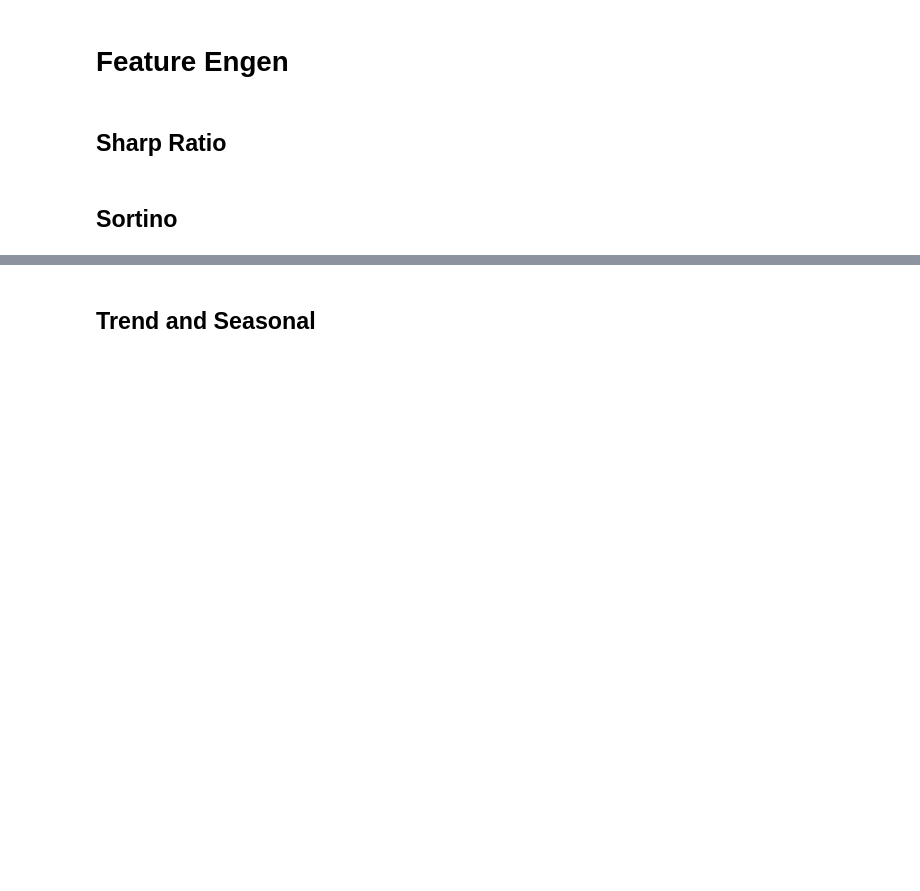
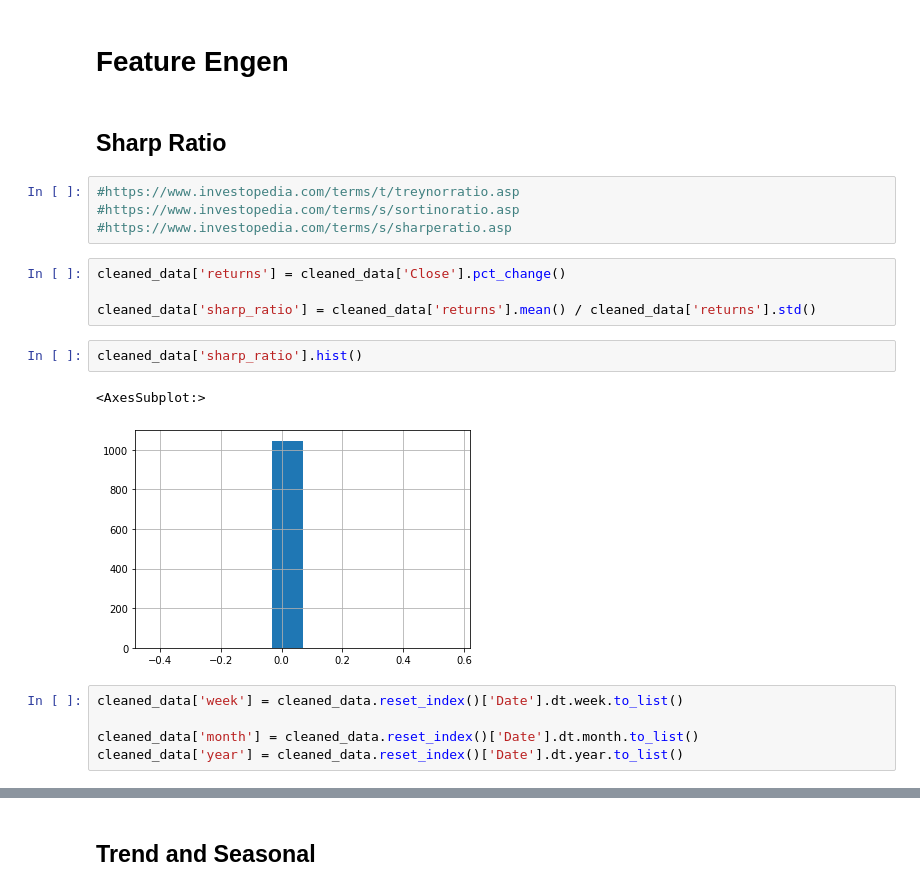
Before and after one commit to vivekjainmaiet/stockanalysis, a Jupyter notebook: notebooks/Thierry_Notebook_Exploration.ipynb, the cells around one changed output, grey strips where cells are left out. Cells and saved outputs as stored; diff of their text form; blank space fills up the shorter version.

```diff
--- a/notebooks/Thierry_Notebook_Exploration.ipynb
+++ b/notebooks/Thierry_Notebook_Exploration.ipynb
@@ -84,5 +109,21 @@ memory usage: 228.9 KB
 # Feature Engen
 # %% [markdown]
 ## Sharp Ratio
-# %% [markdown]
-## Sortino
+# %%
+#https://www.investopedia.com/terms/t/treynorratio.asp
+#https://www.investopedia.com/terms/s/sortinoratio.asp
+#https://www.investopedia.com/terms/s/sharperatio.asp
+# %%
+cleaned_data['returns'] = cleaned_data['Close'].pct_change()
+
+cleaned_data['sharp_ratio'] = cleaned_data['returns'].mean() / cleaned_data['returns'].std()
+# %%
+cleaned_data['sharp_ratio'].hist()
+# %% [output]
+<AxesSubplot:>
+[figure, added]
+# %%
+cleaned_data['week'] = cleaned_data.reset_index()['Date'].dt.week.to_list()
+
+cleaned_data['month'] = cleaned_data.reset_index()['Date'].dt.month.to_list()
+cleaned_data['year'] = cleaned_data.reset_index()['Date'].dt.year.to_list()
```
Also changed, not shown: parts of 78 cells of this notebook.
